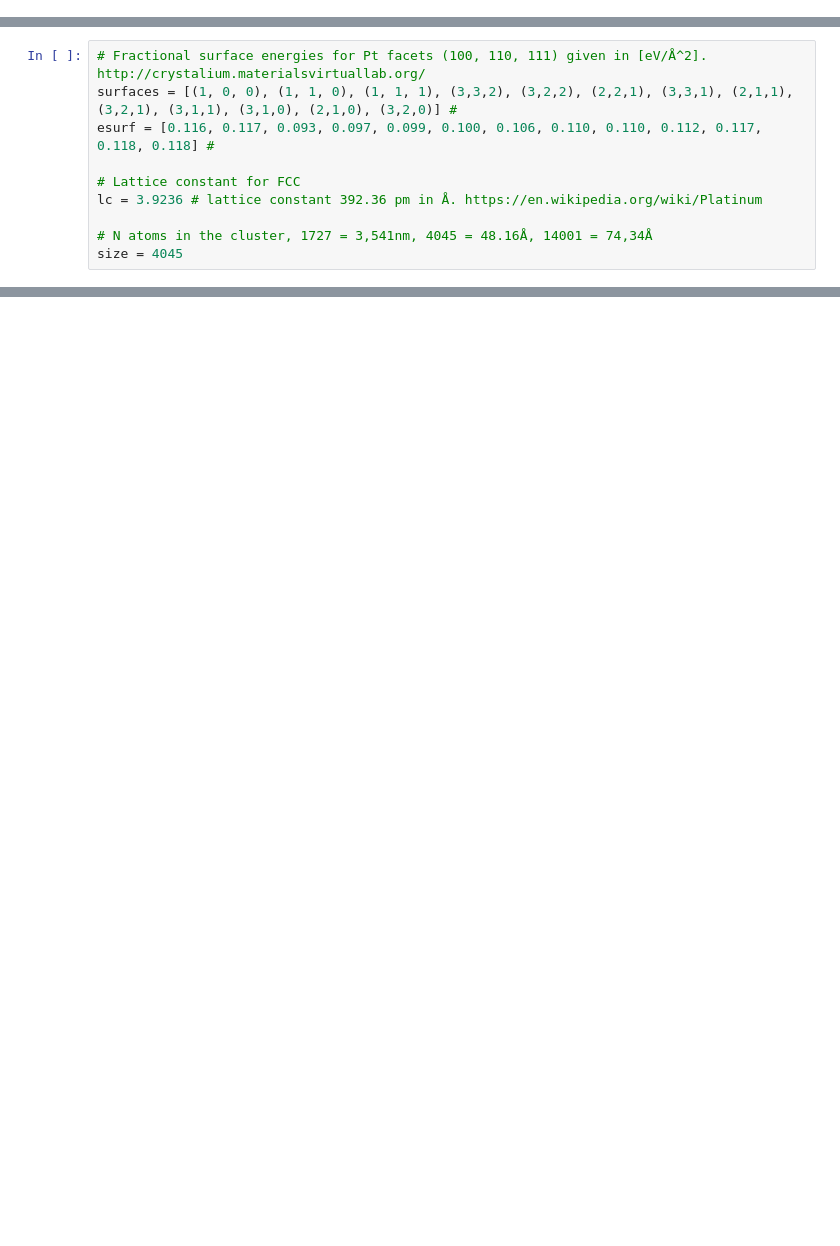
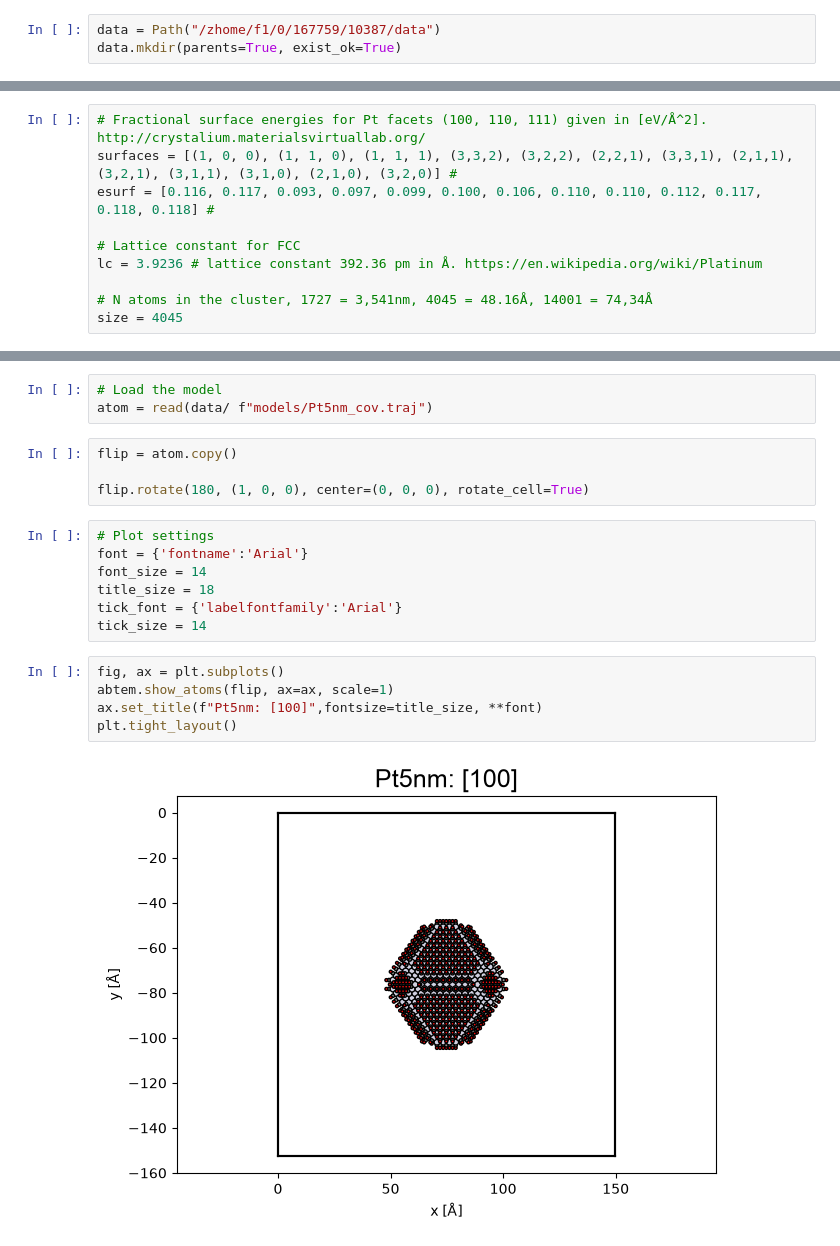
Before and after one commit to s214475/10387-Examproject, a Jupyter notebook: Notebooks/jungle.ipynb, the cells around one changed output, grey strips where cells are left out. Cells and saved outputs as stored; diff of their text form; blank space fills up the shorter version.

```diff
--- a/Notebooks/jungle.ipynb
+++ b/Notebooks/jungle.ipynb
@@ -51,0 +17,3 @@ abtem.config.set({"precision": "float32"})
+# %%
+data = Path("/zhome/f1/0/167759/10387/data")
+data.mkdir(parents=True, exist_ok=True)
@@ -75,0 +55,21 @@ print(pt_cluster.functions.__file__)
+# %%
+# Load the model
+atom = read(data/ f"models/Pt5nm_cov.traj")
+# %%
+flip = atom.copy()
+
+flip.rotate(180, (1, 0, 0), center=(0, 0, 0), rotate_cell=True)
+# %%
+# Plot settings
+font = {'fontname':'Arial'}
+font_size = 14
+title_size = 18
+tick_font = {'labelfontfamily':'Arial'}
+tick_size = 14
+# %%
+fig, ax = plt.subplots()
+abtem.show_atoms(flip, ax=ax, scale=1)
+ax.set_title(f"Pt5nm: [100]",fontsize=title_size, **font)
+plt.tight_layout()
+# %% [output]
+[figure, added]
```
Also changed, not shown: parts of 20 cells of this notebook, 14 other files.
